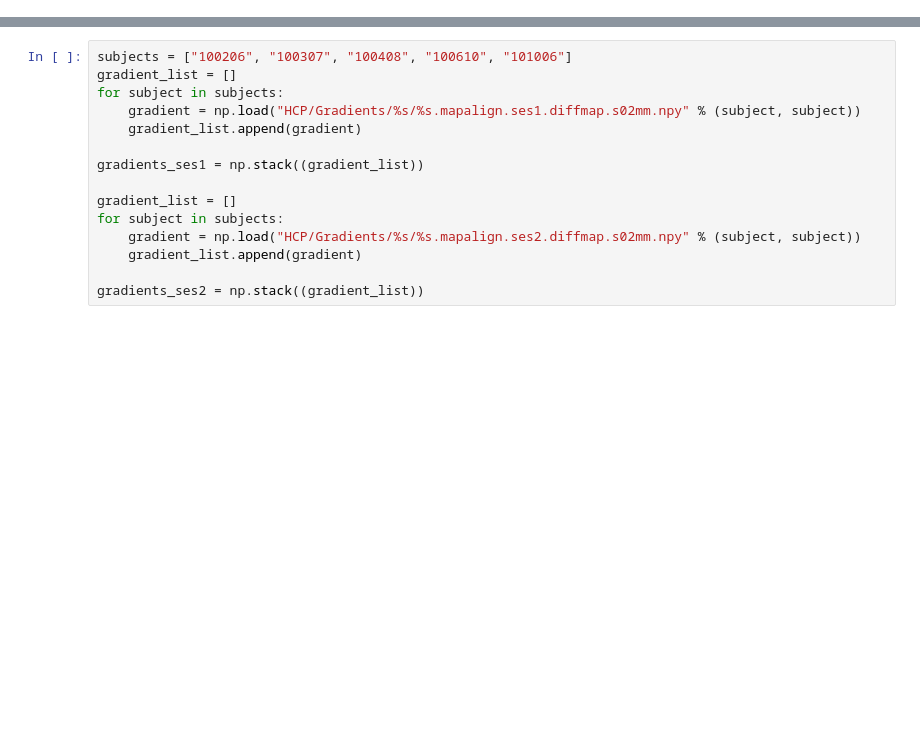
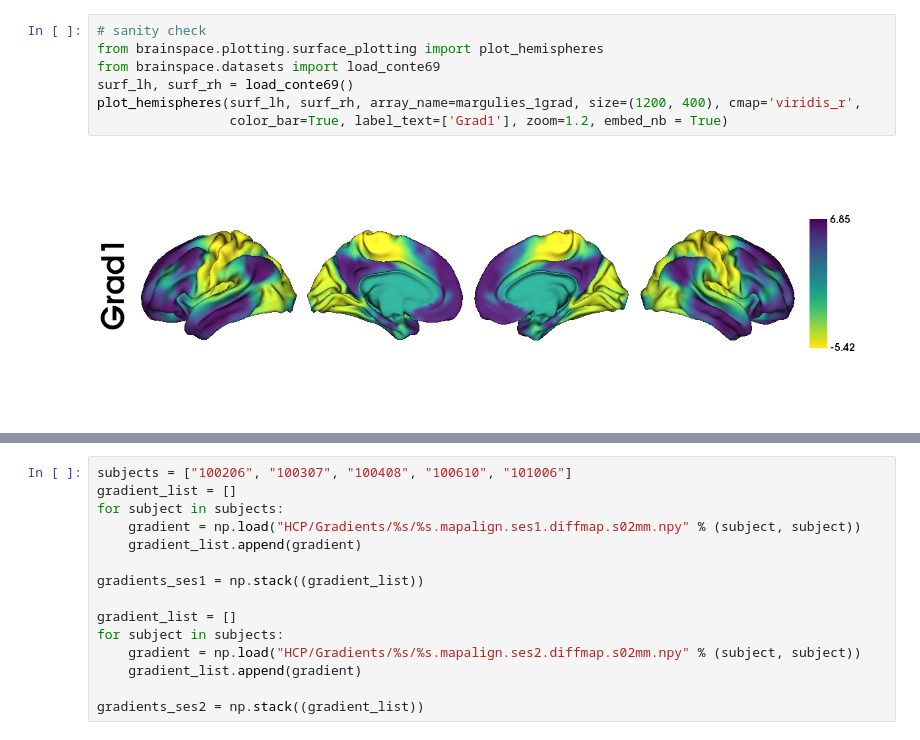
Before and after one commit to victoris93/feature-selection-scz, a Jupyter notebook: resample_gradients.ipynb, the cells around one changed output, grey strips where cells are left out. Cells and saved outputs as stored; diff of their text form; blank space fills up the shorter version.

```diff
--- a/resample_gradients.ipynb
+++ b/resample_gradients.ipynb
@@ -9,0 +28,9 @@ from austin_utils import save_gifti
+# %%
+# sanity check
+from brainspace.plotting.surface_plotting import plot_hemispheres
+from brainspace.datasets import load_conte69
+surf_lh, surf_rh = load_conte69()
+plot_hemispheres(surf_lh, surf_rh, array_name=margulies_1grad, size=(1200, 400), cmap='viridis_r',
+                 color_bar=True, label_text=['Grad1'], zoom=1.2, embed_nb = True)
+# %% [output]
+[figure, added]
```
Also changed, not shown: parts of 15 cells of this notebook, 1 other file.
